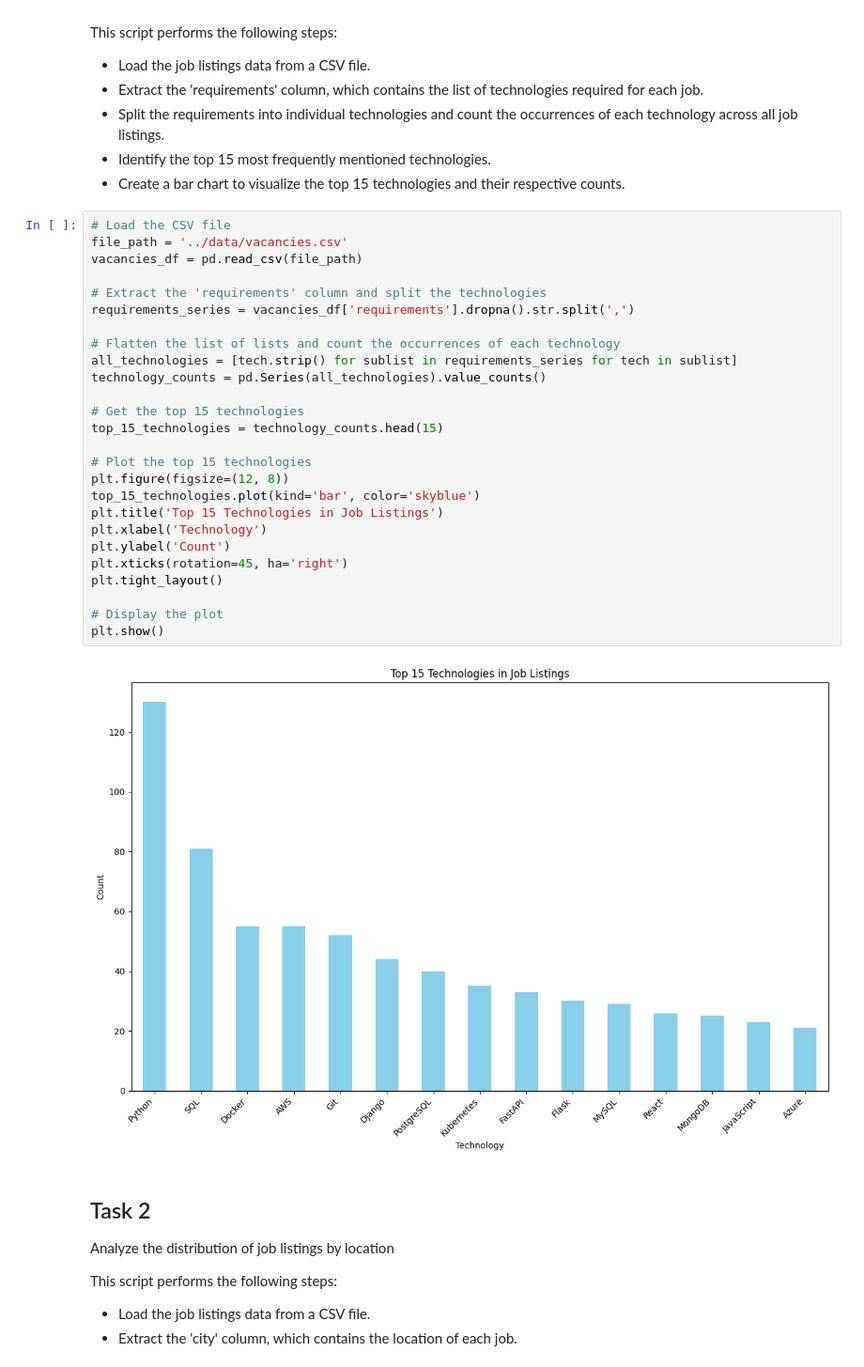
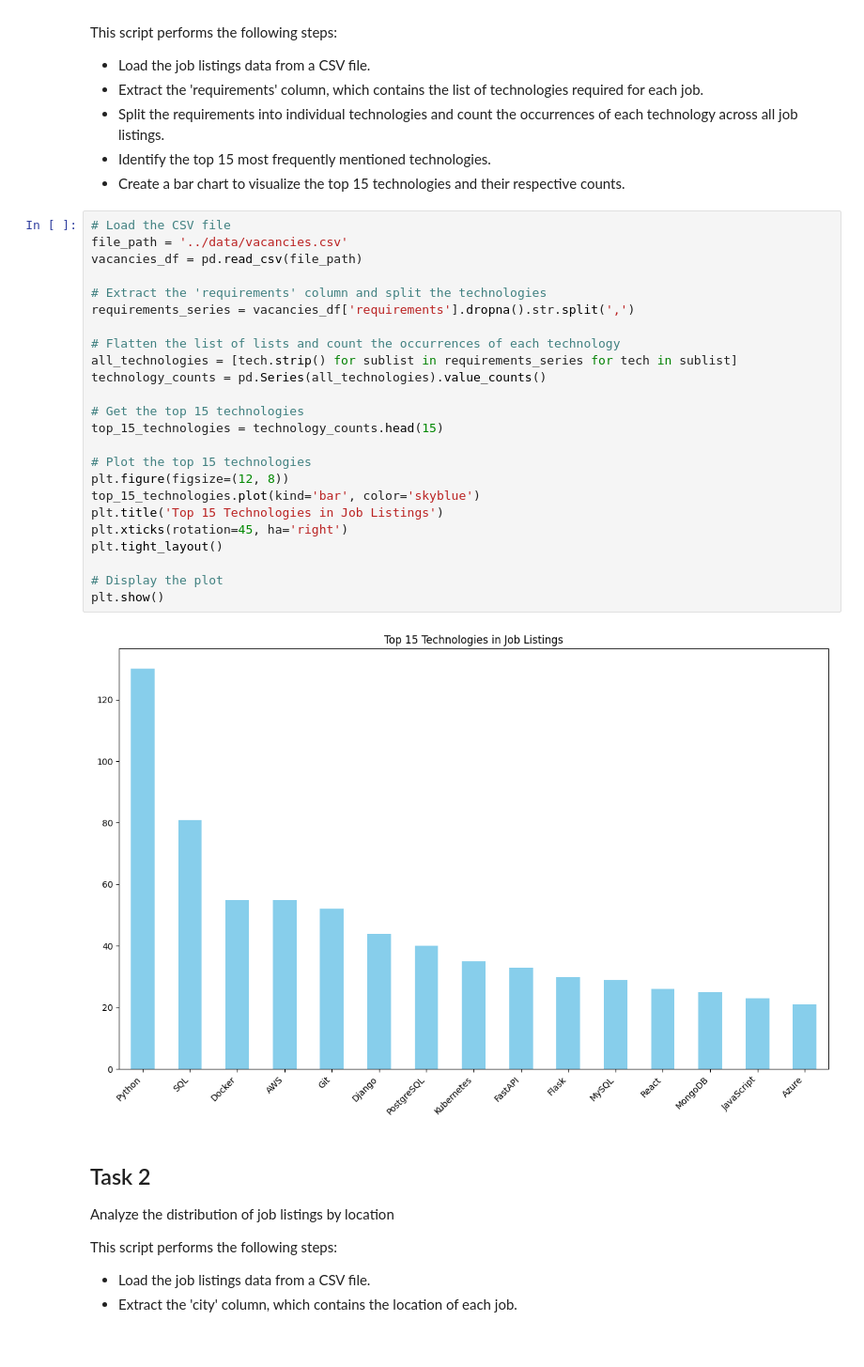
Before and after one commit to oleksandra-shershen/dou-vacancies-analysis, a Jupyter notebook: data_analyzer/analyzer.ipynb, the cells around one changed output. Shown: that part at 94% size. Saved outputs shown, nothing was run; the diff lists cells and outputs as text.

```diff
--- a/data_analyzer/analyzer.ipynb
+++ b/data_analyzer/analyzer.ipynb
@@ -17,31 +17,29 @@ This script performs the following steps:
 # %%
 # Load the CSV file
 file_path = '../data/vacancies.csv'
 vacancies_df = pd.read_csv(file_path)
 
 # Extract the 'requirements' column and split the technologies
 requirements_series = vacancies_df['requirements'].dropna().str.split(',')
 
 # Flatten the list of lists and count the occurrences of each technology
 all_technologies = [tech.strip() for sublist in requirements_series for tech in sublist]
 technology_counts = pd.Series(all_technologies).value_counts()
 
 # Get the top 15 technologies
 top_15_technologies = technology_counts.head(15)
 
 # Plot the top 15 technologies
 plt.figure(figsize=(12, 8))
 top_15_technologies.plot(kind='bar', color='skyblue')
 plt.title('Top 15 Technologies in Job Listings')
-plt.xlabel('Technology')
-plt.ylabel('Count')
 plt.xticks(rotation=45, ha='right')
 plt.tight_layout()
 
 # Display the plot
 plt.show()
 # %% [output]
-[figure, old version]
+[figure, new version]
 # %% [markdown]
 ## Task 2
 Analyze the distribution of job listings by location
```
Also changed, not shown: parts of 2 cells of this notebook.
